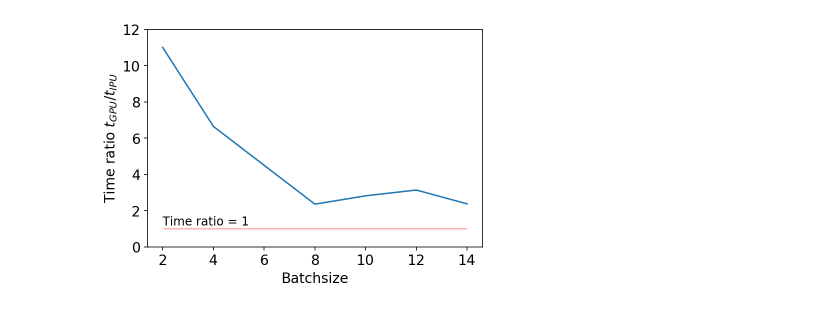
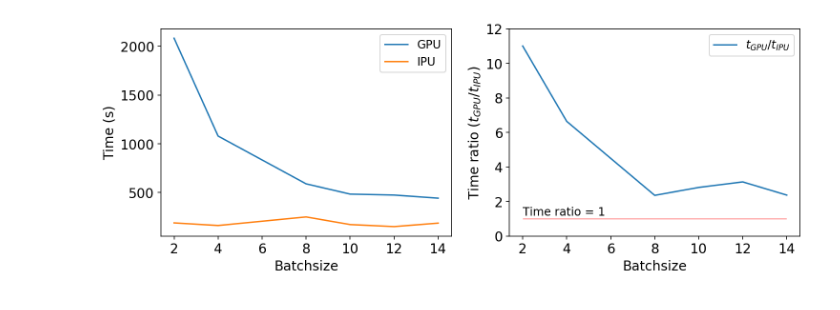
Before and after one commit to BastienArcelin/IPU-GPU, a Jupyter notebook: notebooks/Plot training-inference time.ipynb, the cells around one changed output. Saved outputs shown, nothing was run; the diff lists cells and outputs as text; code cells hidden in the pictures.

Commit message:
update gpu files and plots

```diff
--- a/notebooks/Plot training-inference time.ipynb
+++ b/notebooks/Plot training-inference time.ipynb
@@ -27,15 +14,26 @@ time_ratio = np.array(gpu)/np.array(ipu)
-# %%
-plt.plot(nbins, time_ratio, '-')
-#plt.legend()
-plt.xlabel('Batchsize', fontsize = 14)
-plt.ylabel('Time ratio $t_{GPU}/t_{IPU}$', fontsize = 14)
-#plt.title('Time ratio ($t_{GPU}/t_{IPU}$) for training on 100 epochs', fontsize = 15)
-plt.hlines(1, 2, 14, color = 'red', alpha = 0.3)
-#plt.hlines(2, 2, 14, color = 'red', alpha = 0.3)
-plt.text(2, 1.2, 'Time ratio = 1', fontsize = 12)
-plt.tick_params(axis='both', which='major', labelsize=14)
-plt.ylim(0,12)
-#plt.tight_layout()
-plt.savefig('../img/training_time_ratio.pdf', dpi = 300, bbox_inches='tight')
-# %% [output]
-[figure, removed]
+# %%
+def plot_benchmarck(nbins, ipu, gpu, max_batchsize):
+    fig, axes = plt.subplots(1,2, figsize = (12,4))
+    axes[0].plot(nbins, gpu, '-', label = 'GPU')
+    axes[0].plot(nbins, ipu, '-', label = 'IPU')
+    axes[0].legend(fontsize = 12)
+    axes[0].set_xlabel('Batchsize', fontsize = 14)
+    axes[0].set_ylabel('Time (s)', fontsize = 14)
+    axes[0].tick_params(axis='both', which='major', labelsize=14)
+
+    time_ratio = np.array(gpu)/np.array(ipu)
+    axes[1].plot(nbins, time_ratio, '-', label = '$t_{GPU}/t_{IPU}$')
+    axes[1].set_xlabel('Batchsize', fontsize = 14)
+    axes[1].set_ylabel('Time ratio ($t_{GPU}/t_{IPU}$)', fontsize = 14)
+    axes[1].hlines(1, 2, max_batchsize, color = 'red', alpha = 0.3)
+    axes[1].text(2, 1.2, 'Time ratio = 1', fontsize = 12)
+    axes[1].tick_params(axis='both', which='major', labelsize=14)
+    axes[1].set_ylim(0,12)
+    axes[1].legend(fontsize = 12)
+
+    return fig
+
+fig = plot_benchmarck(nbins, ipu, gpu,14)
+plt.savefig('../img/training_time_det.pdf',dpi = 300, bbox_inches='tight')
+# %% [output]
+[figure, added]
```
Also changed, not shown: parts of 5 cells of this notebook, 8 other files.
